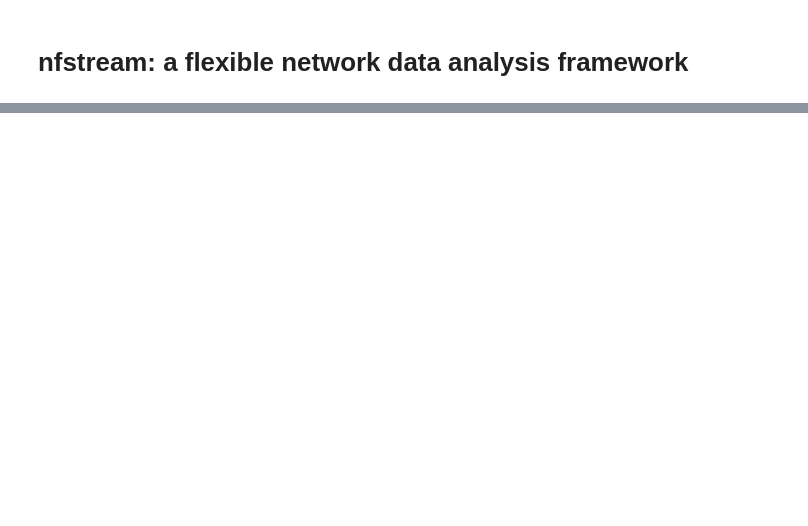
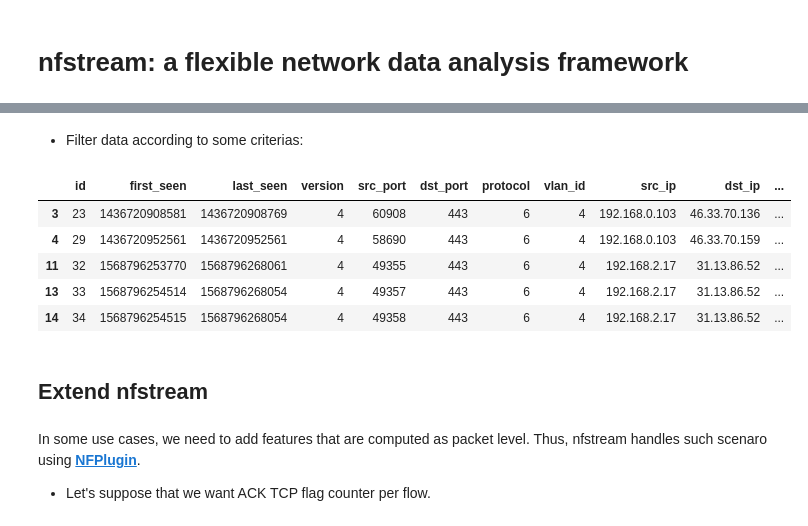
Before and after one commit to nfstream/nfstream-tutorials, a Jupyter notebook: demo_notebook.ipynb, the cells around one changed output, grey strips where cells are left out. Cells and saved outputs as stored; diff of their text form; code cells hidden in the pictures; blank space fills up the shorter version.

```diff
--- a/demo_notebook.ipynb
+++ b/demo_notebook.ipynb
@@ -26,0 +66,19 @@ df.head(10)
+# %% [markdown]
+* Filter data according to some criterias:
+# %%
+df[df["dst_port"] == 443].head()
+# %% [output]
+|  | id | first_seen | last_seen | version | src_port | dst_port | protocol | vlan_id | src_ip | dst_ip | ... |
+| 3 | 23 | 1436720908581 | 1436720908769 | 4 | 60908 | 443 | 6 | 4 | 192.168.0.103 | 46.33.70.136 | ... |
+| 4 | 29 | 1436720952561 | 1436720952561 | 4 | 58690 | 443 | 6 | 4 | 192.168.0.103 | 46.33.70.159 | ... |
+| 11 | 32 | 1568796253770 | 1568796268061 | 4 | 49355 | 443 | 6 | 4 | 192.168.2.17 | 31.13.86.52 | ... |
+| 13 | 33 | 1568796254514 | 1568796268054 | 4 | 49357 | 443 | 6 | 4 | 192.168.2.17 | 31.13.86.52 | ... |
+| 14 | 34 | 1568796254515 | 1568796268054 | 4 | 49358 | 443 | 6 | 4 | 192.168.2.17 | 31.13.86.52 | ... |
+# %% [markdown]
+## Extend nfstream
+# %% [markdown]
+In some use cases, we need to add features that are computed as packet level. Thus, nfstream handles such scenaro using [**NFPlugin**][nfplugin].
+
+[nfplugin]: https://nfstream.readthedocs.io/en/latest/plugins.html
+
+* Let's suppose that we want ACK TCP flag counter per flow.
```
Also changed, not shown: parts of 17 cells of this notebook.
